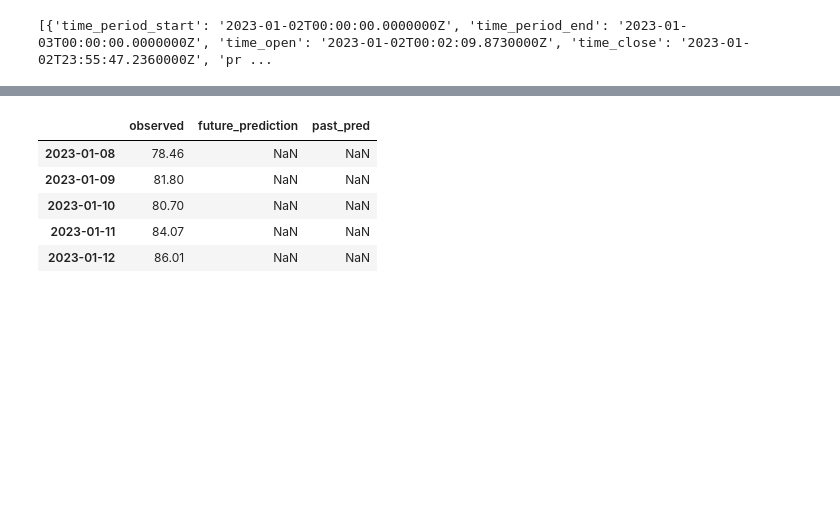
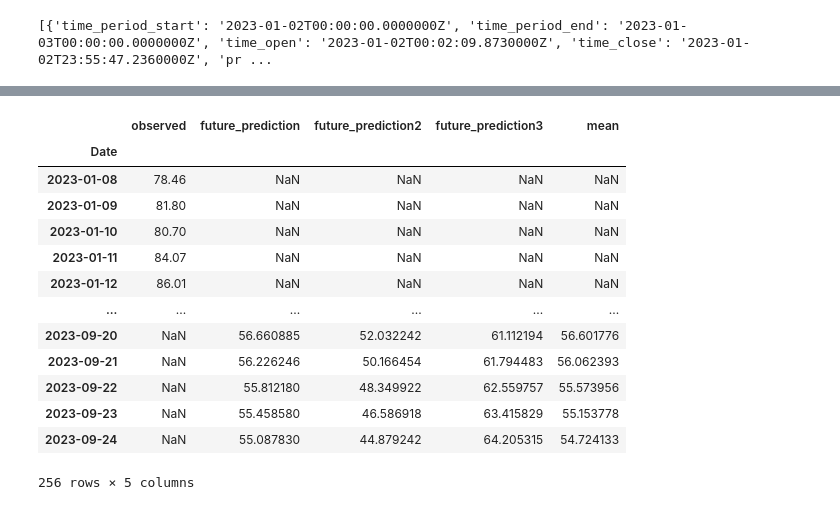
Before and after one commit to mtolan2023/crypto_forecast, a Jupyter notebook: model_deployment_ltc.ipynb, the cells around one changed output, grey strips where cells are left out. Saved outputs shown, nothing was run; the diff lists cells and outputs as text; code cells hidden in the pictures; blank space fills up the shorter version.

```diff
--- a/model_deployment_ltc.ipynb
+++ b/model_deployment_ltc.ipynb
@@ -208,0 +195,5 @@ plt.show()
+# %%
+#load trained model 2
+model2 = load_model("H5_Files/ltc_7_day_1.h5")
+#load trained model 3
+model3 = load_model("H5_Files/ltc_7_day_2.h5")
@@ -240,17 +288,0 @@ past_future_df.tail()
-# %%
-past_df = pd.read_csv('output/ltc_model.csv')
-
-past_df = past_df[["future_prediction"]]
-
-past_df = past_df.rename(columns={"future_prediction":"past_pred"})
-
-df_combined = pd.merge(past_future_df,past_df, how='outer', left_index=True, right_index=True)
-
-df_combined.head()
-# %% [output]
-|  | observed | future_prediction | past_pred |
-| 2023-01-08 | 78.46 | NaN | NaN |
-| 2023-01-09 | 81.80 | NaN | NaN |
-| 2023-01-10 | 80.70 | NaN | NaN |
-| 2023-01-11 | 84.07 | NaN | NaN |
-| 2023-01-12 | 86.01 | NaN | NaN |
@@ -259,2 +289,25 @@ df_combined.to_csv('output/ltc_model_hist.csv')
+# %%
+pred_columns = past_future_df[['future_prediction','future_prediction2','future_prediction3' ]]
+
+pred_means = pred_columns.mean(axis=1)
+
+past_future_df['mean'] = pred_means
+
+past_future_df
+# %% [output]
+|  | observed | future_prediction | future_prediction2 | future_prediction3 | mean |
+| Date |  |  |  |  |  |
+| 2023-01-08 | 78.46 | NaN | NaN | NaN | NaN |
+| 2023-01-09 | 81.80 | NaN | NaN | NaN | NaN |
+| 2023-01-10 | 80.70 | NaN | NaN | NaN | NaN |
+| 2023-01-11 | 84.07 | NaN | NaN | NaN | NaN |
+| 2023-01-12 | 86.01 | NaN | NaN | NaN | NaN |
+| ... | ... | ... | ... | ... | ... |
+| 2023-09-20 | NaN | 56.660885 | 52.032242 | 61.112194 | 56.601776 |
+| 2023-09-21 | NaN | 56.226246 | 50.166454 | 61.794483 | 56.062393 |
+| 2023-09-22 | NaN | 55.812180 | 48.349922 | 62.559757 | 55.573956 |
+| 2023-09-23 | NaN | 55.458580 | 46.586918 | 63.415829 | 55.153778 |
+| 2023-09-24 | NaN | 55.087830 | 44.879242 | 64.205315 | 54.724133 |
+256 rows × 5 columns
 # %%
 past_future_df.to_csv('output/ltc_model.csv')
```
Also changed, not shown: parts of 14 cells of this notebook, 27 other files.
